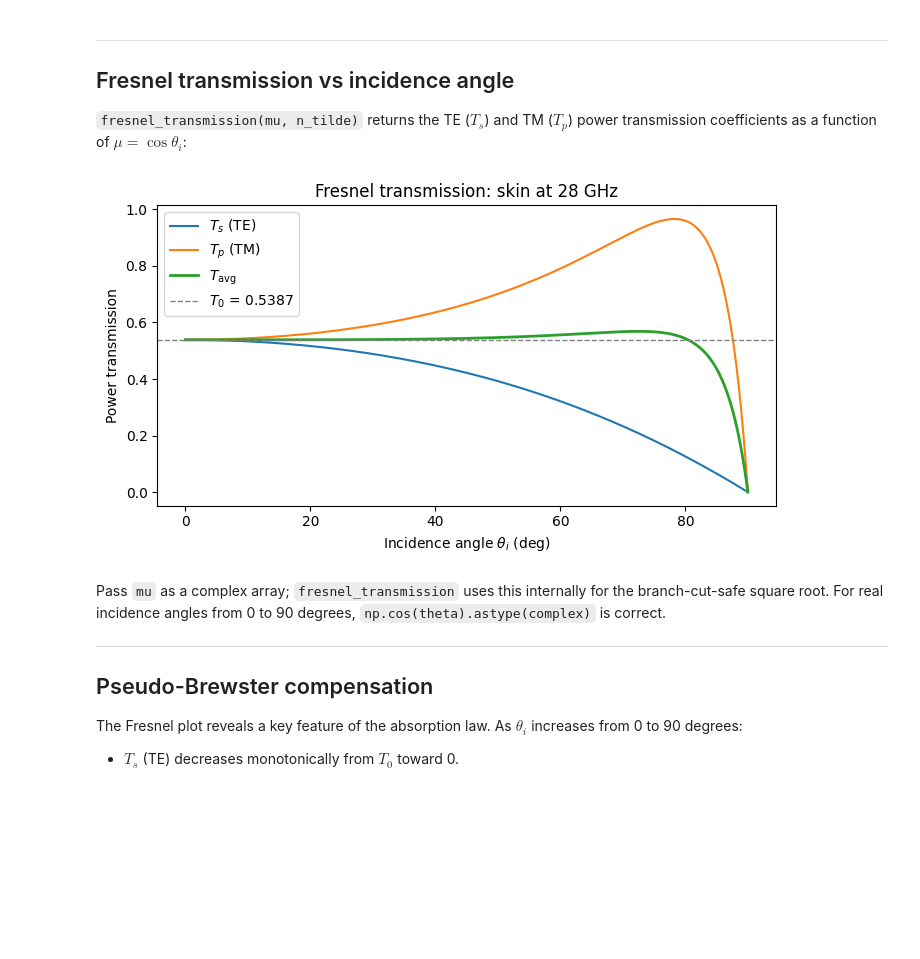
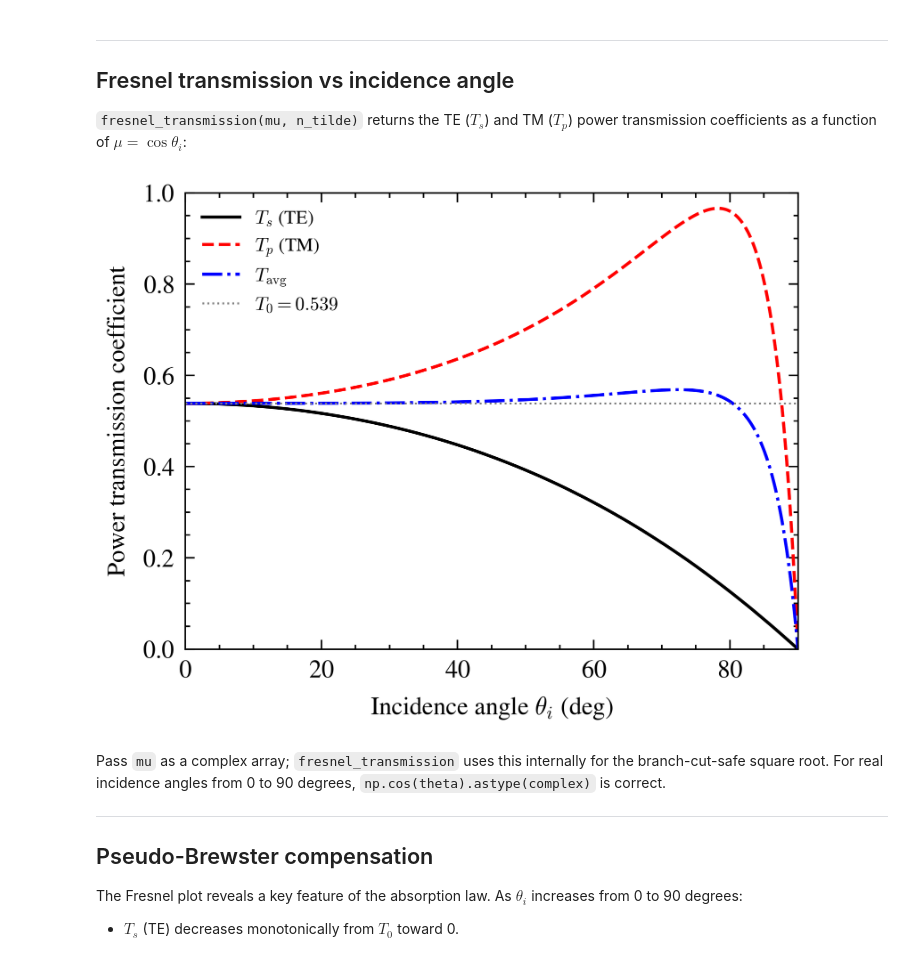
Before and after one commit to rwydaegh/aegis, a Jupyter notebook: notebooks/03_tissue_and_fresnel.ipynb, the cells around one changed output. Saved outputs shown, nothing was run; the diff lists cells and outputs as text; code cells hidden in the pictures; blank space fills up the shorter version.

```diff
--- a/notebooks/03_tissue_and_fresnel.ipynb
+++ b/notebooks/03_tissue_and_fresnel.ipynb
@@ -31,6 +31,11 @@ AEGIS uses $T_0$ as the scalar transmission factor in incoherent levels (0-6). C
 
 `TissueModel` is a frozen dataclass holding $\varepsilon_r$, $\sigma$, and frequency. Several presets are available:
 # %%
+import matplotlib.pyplot as plt
+import scienceplots  # noqa: F401
+plt.style.use(["science", "ieee", "no-latex"])
+plt.rcParams.update({"figure.figsize": (3.5, 2.625)})
+
 from aegis.tissue.dielectric import (
     SKIN_28GHZ,
     SKIN_60GHZ,
@@ -113,32 +118,31 @@ fig = SKIN_28GHZ.plot_spectrum(freq_min_hz=10e9, freq_max_hz=90e9)
 `fresnel_transmission(mu, n_tilde)` returns the TE ($T_s$) and TM ($T_p$) power transmission coefficients as a function of $\mu = \cos\theta_i$:
 # %%
 import numpy as np
-import matplotlib.pyplot as plt
 from aegis.tissue.fresnel import fresnel_transmission
 from aegis.tissue.dielectric import SKIN_28GHZ
 
 theta = np.linspace(0, np.pi / 2 - 1e-6, 500)
 mu = np.cos(theta).astype(complex)
 n = SKIN_28GHZ.n_complex
 
 T_s, T_p = fresnel_transmission(mu, n)
 T_avg = 0.5 * (T_s + T_p)
 T0 = SKIN_28GHZ.T0
 
-fig, ax = plt.subplots(figsize=(7, 4))
+fig, ax = plt.subplots()
 theta_deg = np.degrees(theta)
-ax.plot(theta_deg, T_s, label=r"$T_s$ (TE)", color="C0")
-ax.plot(theta_deg, T_p, label=r"$T_p$ (TM)", color="C1")
-ax.plot(theta_deg, T_avg, label=r"$T_{\mathrm{avg}}$", color="C2", linewidth=2)
-ax.axhline(T0, color="gray", linestyle="--", linewidth=1, label=f"$T_0$ = {T0:.4f}")
+ax.plot(theta_deg, np.real(T_s), color="k", linestyle="-", label=r"$T_s$ (TE)")
+ax.plot(theta_deg, np.real(T_p), color="r", linestyle="--", label=r"$T_p$ (TM)")
+ax.plot(theta_deg, np.real(T_avg), color="b", linestyle="-.", label=r"$T_{\mathrm{avg}}$")
+ax.axhline(T0, color="0.5", linestyle=":", linewidth=0.6, label=f"$T_0 = {T0:.3f}$")
 ax.set_xlabel(r"Incidence angle $\theta_i$ (deg)")
-ax.set_ylabel("Power transmission")
-ax.set_title("Fresnel transmission: skin at 28 GHz")
-ax.legend()
-fig.tight_layout()
-fig.savefig("fresnel_skin_28ghz.png", dpi=150)
+ax.set_ylabel("Power transmission coefficient")
+ax.set_xlim(0, 90)
+ax.set_ylim(0, 1.0)
+ax.legend(fontsize=6)
+plt.show()
 # %% [output]
-[figure, old version]
+[figure, new version]
 # %% [markdown]
 Pass `mu` as a complex array; `fresnel_transmission` uses this internally for the branch-cut-safe square root. For real incidence angles from 0 to 90 degrees, `np.cos(theta).astype(complex)` is correct.
 
```
Also changed, not shown: parts of 3 cells of this notebook, 11 other files.
